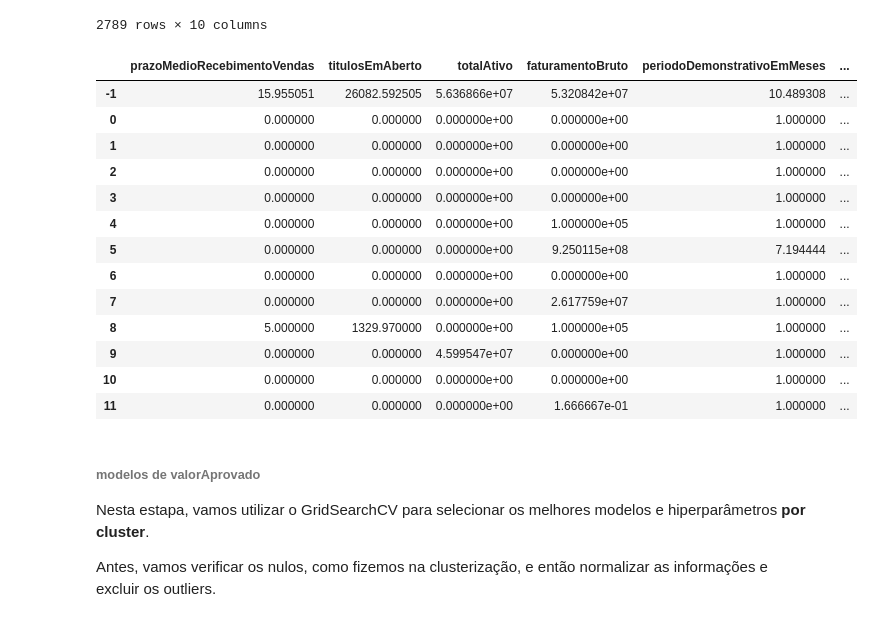
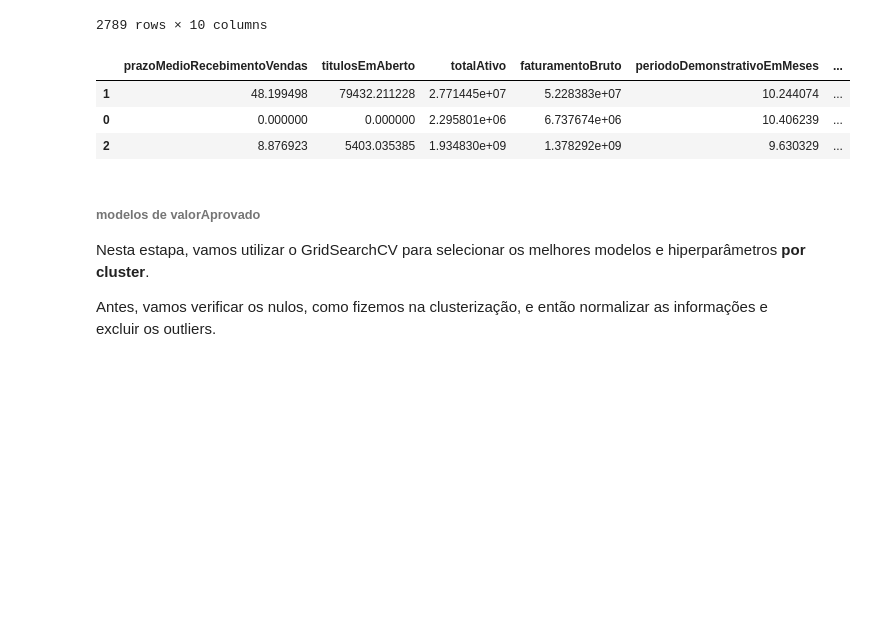
Before and after one commit to diegocmr/bootcamp_ia, a Jupyter notebook: analise_exploratoria.ipynb, the cells around one changed output. Cells and saved outputs as stored; diff of their text form; code cells hidden in the pictures; blank space fills up the shorter version.

```diff
--- a/analise_exploratoria.ipynb
+++ b/analise_exploratoria.ipynb
@@ -404,8 +404,8 @@ def split_datas(df, cols):
     for col in cols:
         for ymd in ['Y', 'm']:
             df[col+'_'+ymd] = df.loc[df[col].notnull(), col] \
-                .apply(lambda x: datetime.datetime.strptime(x, '%Y-%m-%dT%H:%M:%S') \
-                .strftime('%'+ymd))
+                .apply(lambda x: int(datetime.datetime.strptime(x, '%Y-%m-%dT%H:%M:%S') \
+                .strftime('%'+ymd)))
     df.drop(columns=cols, inplace=True)
     return df
 df2 = split_datas(df2, ['primeiraCompra', 'periodoBalanco'])
@@ -626,7 +650,7 @@ df_empresas_kmeans
 ### GaussianMixture
 # %%
 from sklearn.mixture import GaussianMixture
-gm = GaussianMixture(n_components=4,
+gm = GaussianMixture(n_components=3,
                      max_iter=1000,
                      tol=1e-4,
                      init_params='random')
@@ -634,4 +658,5 @@ y_gm = gm.fit_predict(df_empresas)
 df_empresas_gm = df_empresas.copy()
 df_empresas_gm['label'] = y_gm
 print (len(df_empresas_gm['label'].unique()), 'clusters')
+df_empresas_gm['label'].value_counts()/df_empresas_gm.shape[0]*100
 # %% [output]
@@ -655,28 +686,18 @@ df_empresas_gm
 # %%
 #função para analisar os clusters
 def cluster_analysis(df, labelcol = 'label'):
     dict_cluster_means = {}
     clusters = df[labelcol].unique()
     for cluster in clusters:
         cluster_mean = df[df[labelcol]==cluster].drop(columns = [labelcol]).agg('mean').to_dict()
         dict_cluster_means.update({cluster:cluster_mean})
     display(pd.DataFrame(dict_cluster_means).T)
-cluster_analysis(df_empresas_dbscan)
+cluster_analysis(df_empresas_gm)
 # %% [output]
 |  | prazoMedioRecebimentoVendas | titulosEmAberto | totalAtivo | faturamentoBruto | periodoDemonstrativoEmMeses | ... |
-| -1 | 15.955051 | 26082.592505 | 5.636866e+07 | 5.320842e+07 | 10.489308 | ... |
-| 0 | 0.000000 | 0.000000 | 0.000000e+00 | 0.000000e+00 | 1.000000 | ... |
-| 1 | 0.000000 | 0.000000 | 0.000000e+00 | 0.000000e+00 | 1.000000 | ... |
-| 2 | 0.000000 | 0.000000 | 0.000000e+00 | 0.000000e+00 | 1.000000 | ... |
-| 3 | 0.000000 | 0.000000 | 0.000000e+00 | 0.000000e+00 | 1.000000 | ... |
-| 4 | 0.000000 | 0.000000 | 0.000000e+00 | 1.000000e+05 | 1.000000 | ... |
-| 5 | 0.000000 | 0.000000 | 0.000000e+00 | 9.250115e+08 | 7.194444 | ... |
-| 6 | 0.000000 | 0.000000 | 0.000000e+00 | 0.000000e+00 | 1.000000 | ... |
-| 7 | 0.000000 | 0.000000 | 0.000000e+00 | 2.617759e+07 | 1.000000 | ... |
-| 8 | 5.000000 | 1329.970000 | 0.000000e+00 | 1.000000e+05 | 1.000000 | ... |
-| 9 | 0.000000 | 0.000000 | 4.599547e+07 | 0.000000e+00 | 1.000000 | ... |
-| 10 | 0.000000 | 0.000000 | 0.000000e+00 | 0.000000e+00 | 1.000000 | ... |
-| 11 | 0.000000 | 0.000000 | 0.000000e+00 | 1.666667e-01 | 1.000000 | ... |
+| 1 | 48.199498 | 79432.211228 | 2.771445e+07 | 5.228383e+07 | 10.244074 | ... |
+| 0 | 0.000000 | 0.000000 | 2.295801e+06 | 6.737674e+06 | 10.406239 | ... |
+| 2 | 8.876923 | 5403.035385 | 1.934830e+09 | 1.378292e+09 | 9.630329 | ... |
 # %% [markdown]
 ###### modelos de valorAprovado
 Nesta estapa, vamos utilizar o GridSearchCV para selecionar os melhores modelos e hiperparâmetros __por cluster__.
```
Also changed, not shown: parts of 22 cells of this notebook, 3 other files.
